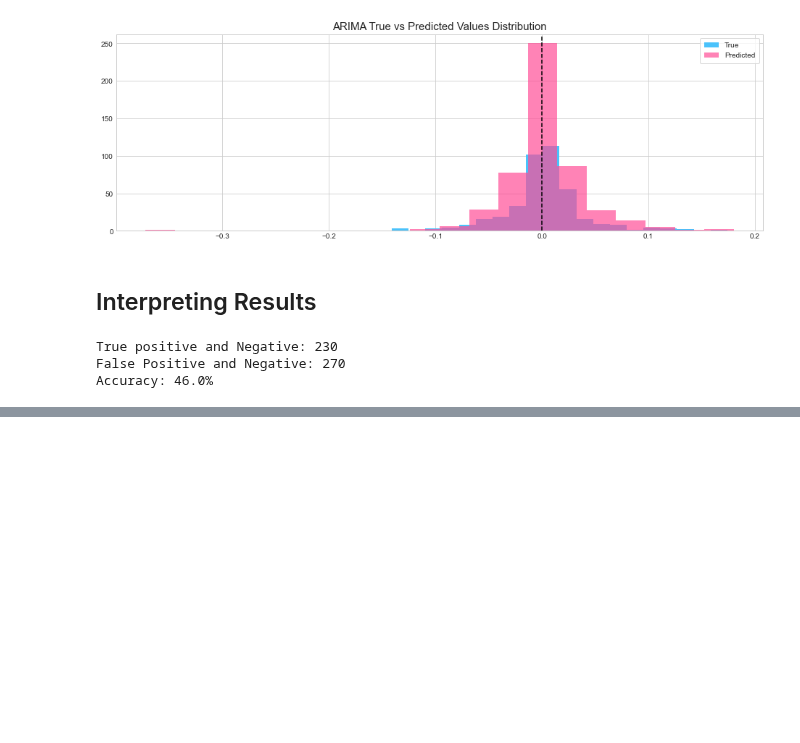
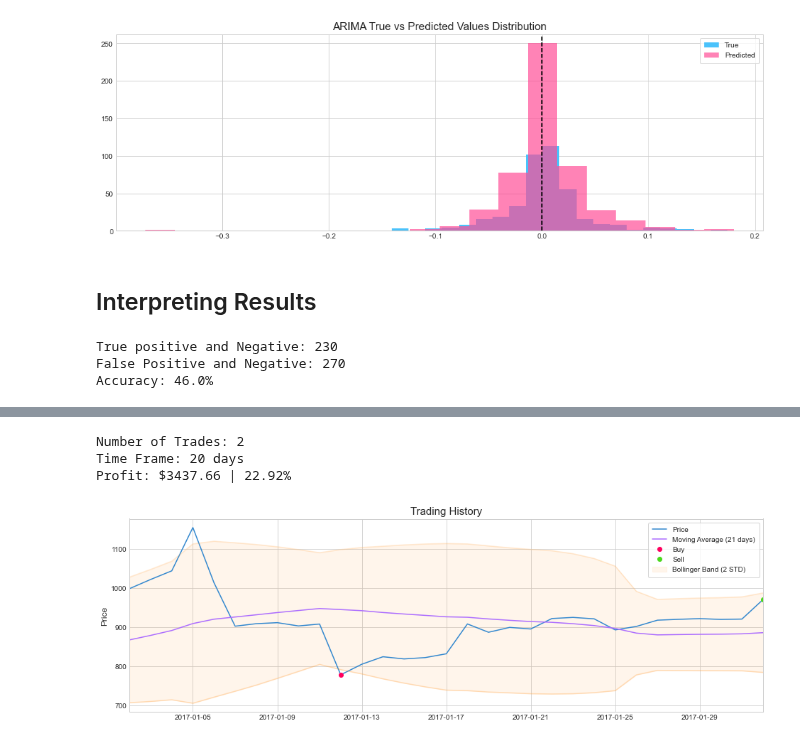
Before and after one commit to DSEI21000-S21/project-altcoinpriceprediction, a Jupyter notebook: VasilevaDO/Part 3. Machine Learning.ipynb, the cells around one changed output, grey strips where cells are left out. Saved outputs shown, nothing was run; the diff lists cells and outputs as text; code cells hidden in the pictures; blank space fills up the shorter version.

```diff
--- a/VasilevaDO/Part 3. Machine Learning.ipynb
+++ b/VasilevaDO/Part 3. Machine Learning.ipynb
@@ -225,0 +320,41 @@ Accuracy: 46.0%
+# %%
+def bb_trading(stock, budget=15000, u=0.03, l=0.03, show_graph=True, show_return=True):
+
+    money = budget
+    stock = stock.reset_index()
+    net = []
+    for i in range(len(stock)):
+        today = stock.iloc[i]
+
+        # Buy
+        if (today.Close < today.MA21) and (abs(1 - today.Close / today.Lower_band) < u):
+            if money > 0:
+                stock_amt = int(money / today.Close)
+                money = 0
+                net.append([today.Date, today.Close, 1, stock_amt * today.Close])
+
+        # Sell
+        if (today.Close > today.MA21) and (abs(1 - today.Upper_band / today.Close) < l):
+            if money == 0:
+                money = stock_amt * today.Close
+                stock_amt = 0
+                net.append([today.Date, today.Close, 0, money])
+
+    profit = net[-1][3] - budget
+
+    if show_return == True:
+        print('Number of Trades: {}'.format(len(net)))
+        print('Time Frame: {} days'.format((net[-1][0] - net[0][0]).days))
+        print('Profit: ${:.2f} | {}%'.format(profit, round(profit/budget*100, 2)))
+
+    if show_graph == True:
+        trading_history(stock.set_index('Date'), net)
+
+    return profit, net
+# %%
+profit, trades = bb_trading(bit_data.loc['2017-01':'2017-01'], u=0.03, l=0.03)
+# %% [output]
+Number of Trades: 2
+Time Frame: 20 days
+Profit: $3437.66 | 22.92%
+[figure, added]
```
Also changed, not shown: parts of 8 cells of this notebook, 4 other files.
